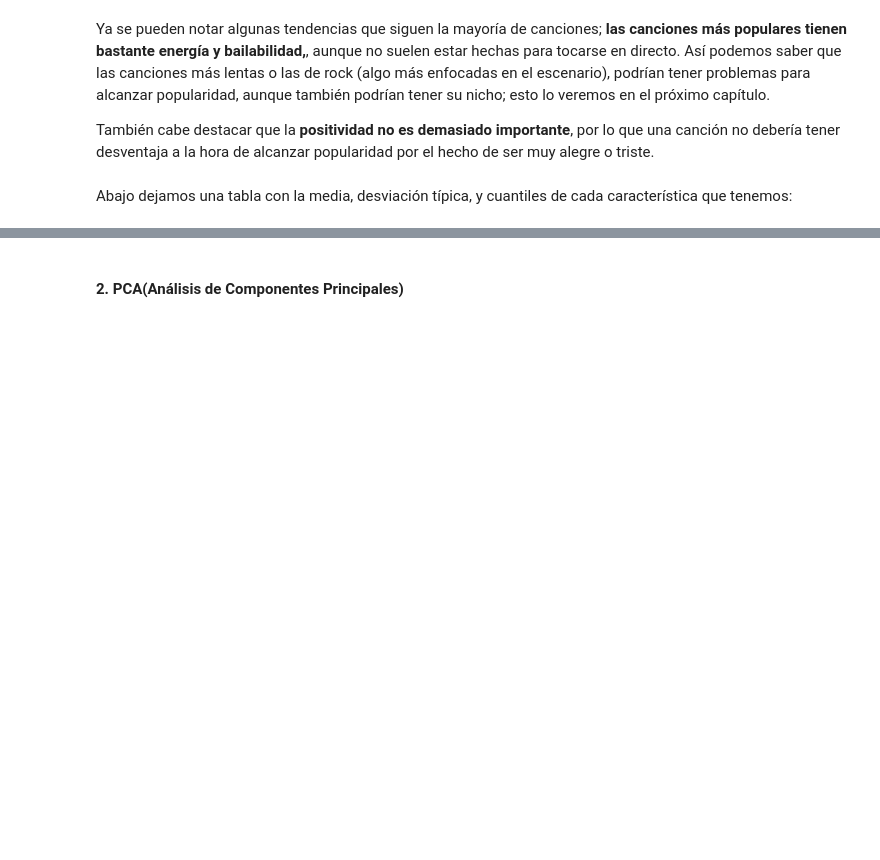
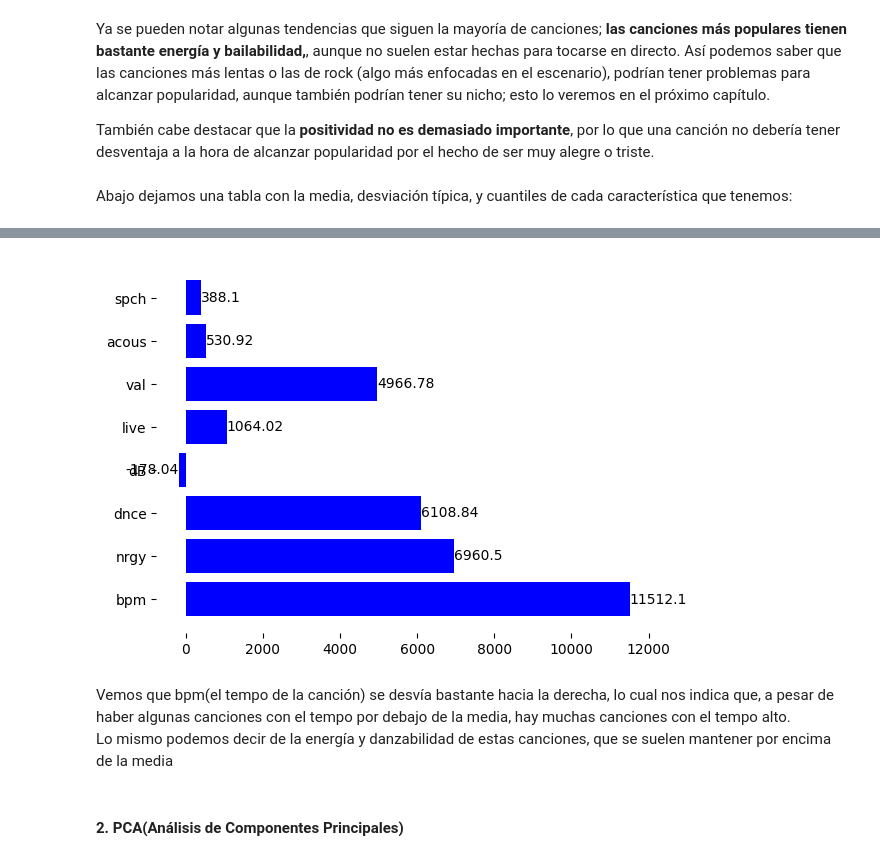
Before and after one commit to JoaquinMateosBarroso/Spotify-songs, a Jupyter notebook: Análisis_Spotify.ipynb, the cells around one changed output, grey strips where cells are left out. Cells and saved outputs as stored; diff of their text form; code cells hidden in the pictures; blank space fills up the shorter version.

```diff
--- a/Análisis_Spotify.ipynb
+++ b/Análisis_Spotify.ipynb
@@ -118,3 +139,22 @@ df.describe().T
+# %%
+asimetry = ((muestra.median() - muestra.mean() / muestra.std()) * 100).round(decimals = 2)
+
+fig, ax = plt.subplots()
+bars = ax.barh(asimetry.index, asimetry, color="blue")
+
+ax.bar_label(bars)
+
+ax.spines['top'].set_visible(False)
+ax.spines['right'].set_visible(False)
+ax.spines['bottom'].set_visible(False)
+ax.spines['left'].set_visible(False)
+
+plt.show()
+# %% [output]
+[figure, added]
+# %% [markdown]
+Vemos que bpm(el tempo de la canción) se desvía bastante hacia la derecha, lo cual nos indica que, a pesar de haber algunas canciones con el tempo por debajo de la media, hay muchas canciones con el tempo alto.<br>
+Lo mismo podemos decir de la energía y danzabilidad de estas canciones, que se suelen mantener por encima de la media
 # %% [markdown]
 #### 2. PCA(Análisis de Componentes Principales)
 # %% [markdown]
```
Also changed, not shown: parts of 30 cells of this notebook, 2 other files.
